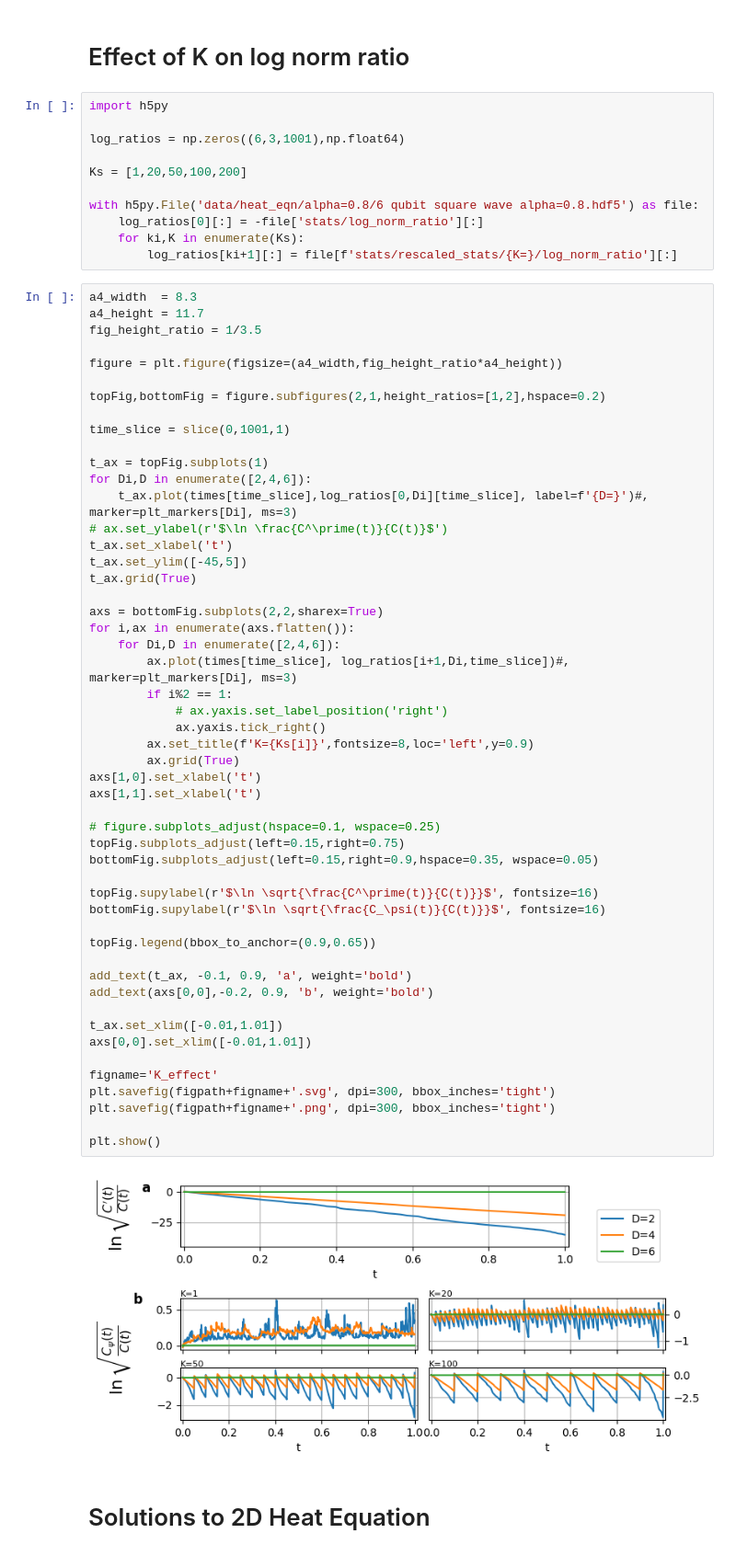
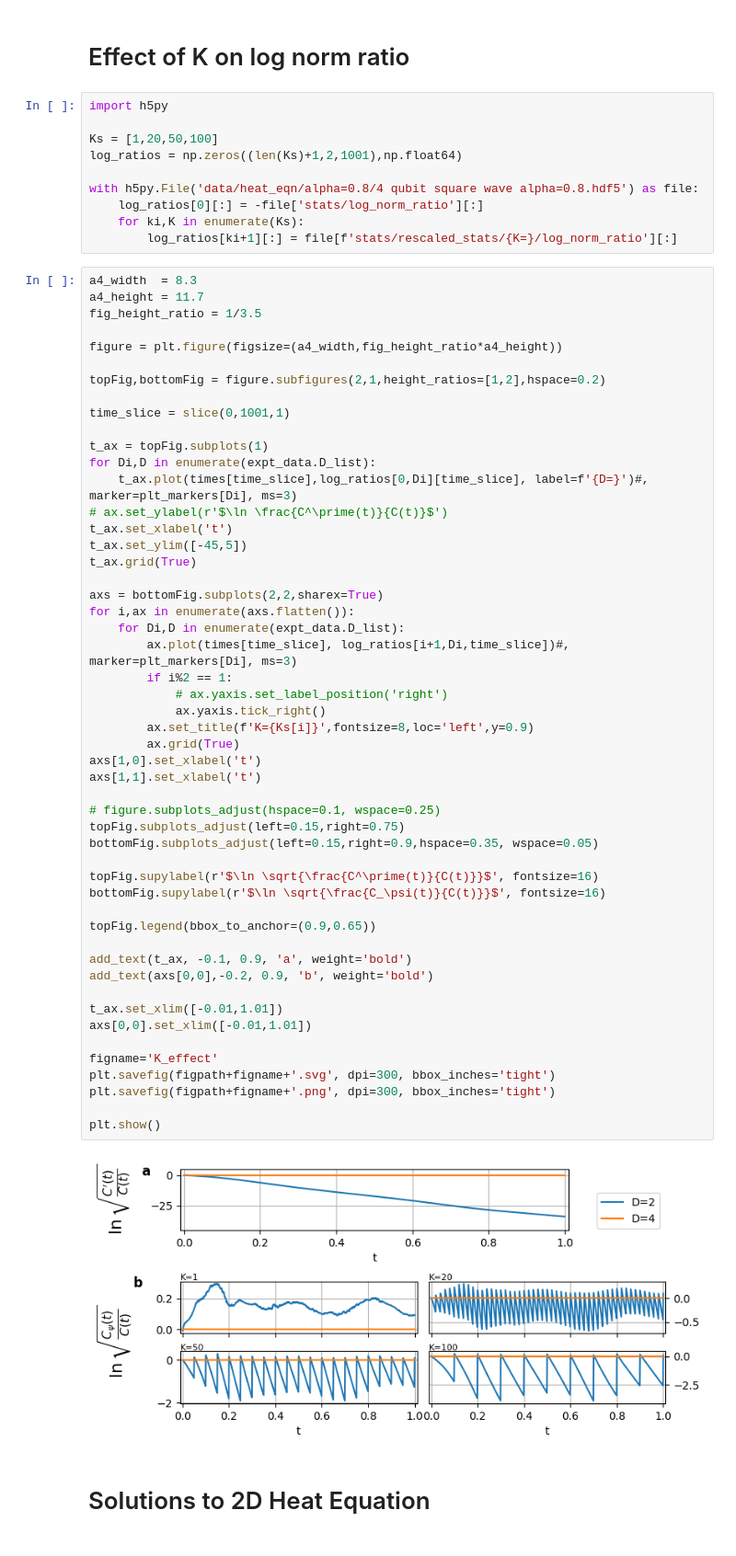
Before and after one commit to KnightShuffler/Quantum-Non-Unitary-Time-Evolution-Public-, a Jupyter notebook: heat_eqn_figs.ipynb, the cells around one changed output. Shown at 92% size. Cells and saved outputs as stored; diff of their text form.

```diff
--- a/heat_eqn_figs.ipynb
+++ b/heat_eqn_figs.ipynb
@@ -149,11 +261,10 @@ plt.show()
 # %%
 import h5py
 
-log_ratios = np.zeros((6,3,1001),np.float64)
+Ks = [1,20,50,100]
+log_ratios = np.zeros((len(Ks)+1,2,1001),np.float64)
 
-Ks = [1,20,50,100,200]
-
-with h5py.File('data/heat_eqn/alpha=0.8/6 qubit square wave alpha=0.8.hdf5') as file:
+with h5py.File('data/heat_eqn/alpha=0.8/4 qubit square wave alpha=0.8.hdf5') as file:
     log_ratios[0][:] = -file['stats/log_norm_ratio'][:]
     for ki,K in enumerate(Ks):
         log_ratios[ki+1][:] = file[f'stats/rescaled_stats/{K=}/log_norm_ratio'][:]
@@ -169,7 +280,7 @@ topFig,bottomFig = figure.subfigures(2,1,height_ratios=[1,2],hspace=0.2)
 time_slice = slice(0,1001,1)
 
 t_ax = topFig.subplots(1)
-for Di,D in enumerate([2,4,6]):
+for Di,D in enumerate(expt_data.D_list):
     t_ax.plot(times[time_slice],log_ratios[0,Di][time_slice], label=f'{D=}')#, marker=plt_markers[Di], ms=3)
 # ax.set_ylabel(r'$\ln \frac{C^\prime(t)}{C(t)}$')
 t_ax.set_xlabel('t')
@@ -178,38 +289,38 @@ t_ax.grid(True)
 
 axs = bottomFig.subplots(2,2,sharex=True)
 for i,ax in enumerate(axs.flatten()):
-    for Di,D in enumerate([2,4,6]):
+    for Di,D in enumerate(expt_data.D_list):
         ax.plot(times[time_slice], log_ratios[i+1,Di,time_slice])#, marker=plt_markers[Di], ms=3)
         if i%2 == 1:
             # ax.yaxis.set_label_position('right')
             ax.yaxis.tick_right()
         ax.set_title(f'K={Ks[i]}',fontsize=8,loc='left',y=0.9)
         ax.grid(True)
 axs[1,0].set_xlabel('t')
 axs[1,1].set_xlabel('t')
 
 # figure.subplots_adjust(hspace=0.1, wspace=0.25)
 topFig.subplots_adjust(left=0.15,right=0.75)
 bottomFig.subplots_adjust(left=0.15,right=0.9,hspace=0.35, wspace=0.05)
 
 topFig.supylabel(r'$\ln \sqrt{\frac{C^\prime(t)}{C(t)}}$', fontsize=16)
 bottomFig.supylabel(r'$\ln \sqrt{\frac{C_\psi(t)}{C(t)}}$', fontsize=16)
 
 topFig.legend(bbox_to_anchor=(0.9,0.65))
 
 add_text(t_ax, -0.1, 0.9, 'a', weight='bold')
 add_text(axs[0,0],-0.2, 0.9, 'b', weight='bold')
 
 t_ax.set_xlim([-0.01,1.01])
 axs[0,0].set_xlim([-0.01,1.01])
 
 figname='K_effect'
 plt.savefig(figpath+figname+'.svg', dpi=300, bbox_inches='tight')
 plt.savefig(figpath+figname+'.png', dpi=300, bbox_inches='tight')
 
 plt.show()
 # %% [output]
-[figure, old version]
+[figure, new version]
 # %% [markdown]
 # Solutions to 2D Heat Equation
 # %%
```
Also changed, not shown: parts of 8 cells of this notebook.
